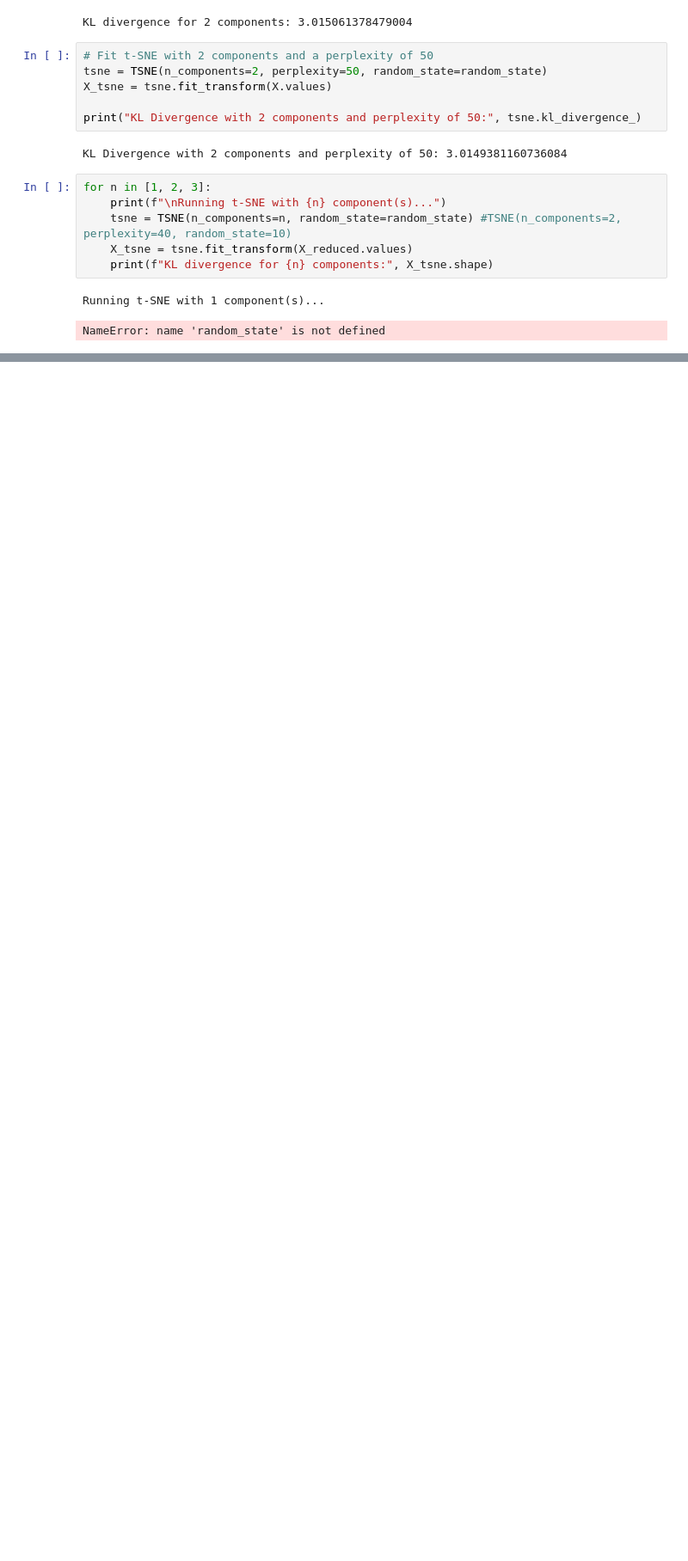
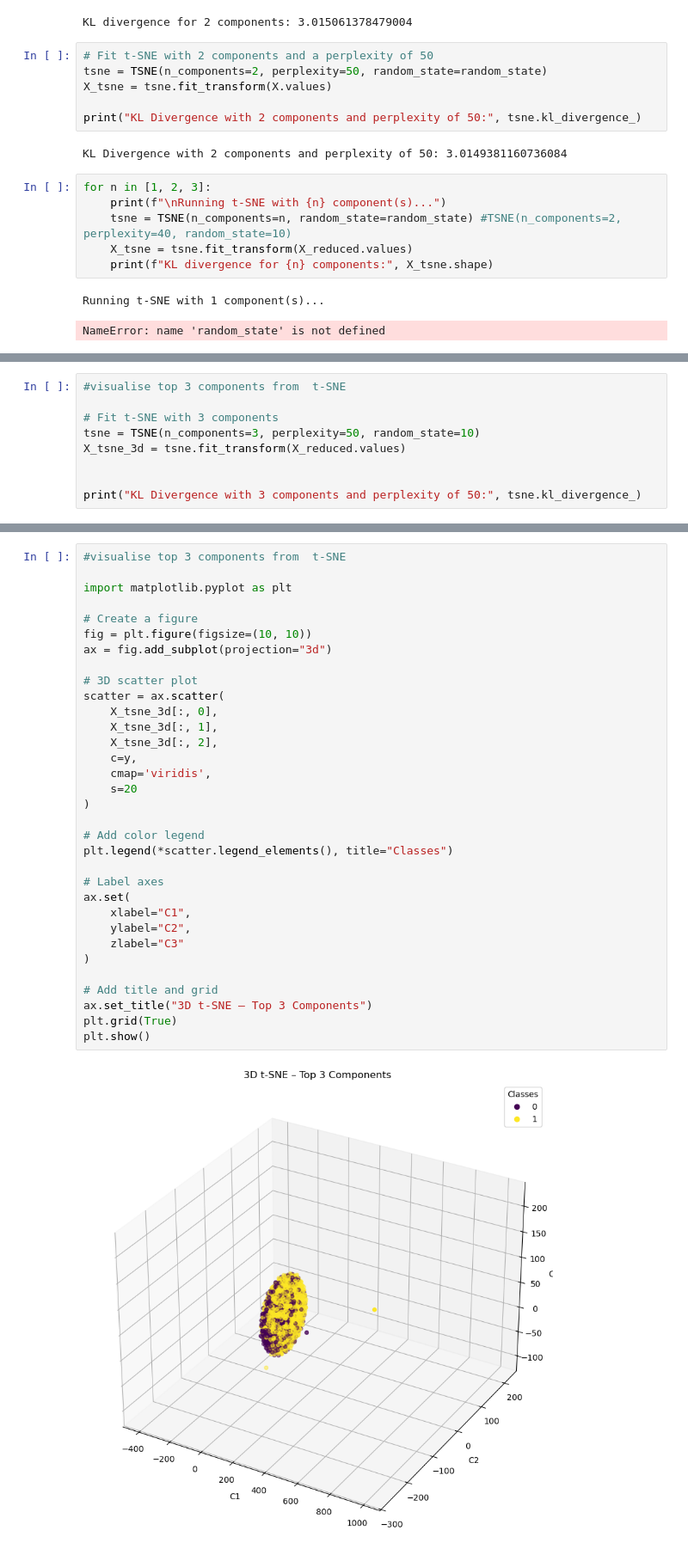
Before and after one commit to azou0/IFN580-Assignment-2, a Jupyter notebook: task1_using_original_dataset.ipynb, the cells around one changed output, grey strips where cells are left out. Shown at 86% size. Drawn from its saved outputs; the diff is of its cells as text; blank space fills up the shorter version.

```diff
--- a/task1_using_original_dataset.ipynb
+++ b/task1_using_original_dataset.ipynb
@@ -430,3 +430,12 @@ plt.show()
 (2500, 3)
 Shape: (2500, 3)
 [figure]
+# %%
+#visualise top 3 components from  t-SNE
+
+# Fit t-SNE with 3 components
+tsne = TSNE(n_components=3, perplexity=50, random_state=10)
+X_tsne_3d = tsne.fit_transform(X_reduced.values)
+
+
+print("KL Divergence with 3 components and perplexity of 50:", tsne.kl_divergence_)
@@ -432,0 +444,35 @@ Shape: (2500, 3)
+# %%
+#visualise top 3 components from  t-SNE
+
+import matplotlib.pyplot as plt
+
+# Create a figure
+fig = plt.figure(figsize=(10, 10))
+ax = fig.add_subplot(projection="3d")
+
+# 3D scatter plot
+scatter = ax.scatter(
+    X_tsne_3d[:, 0],
+    X_tsne_3d[:, 1],
+    X_tsne_3d[:, 2],
+    c=y,
+    cmap='viridis',
+    s=20
+)
+
+# Add color legend
+plt.legend(*scatter.legend_elements(), title="Classes")
+
+# Label axes
+ax.set(
+    xlabel="C1",
+    ylabel="C2",
+    zlabel="C3"
+)
+
+# Add title and grid
+ax.set_title("3D t-SNE – Top 3 Components")
+plt.grid(True)
+plt.show()
+# %% [output]
+[figure, added]
```
Also changed, not shown: parts of 2 cells of this notebook, 1 other file.
